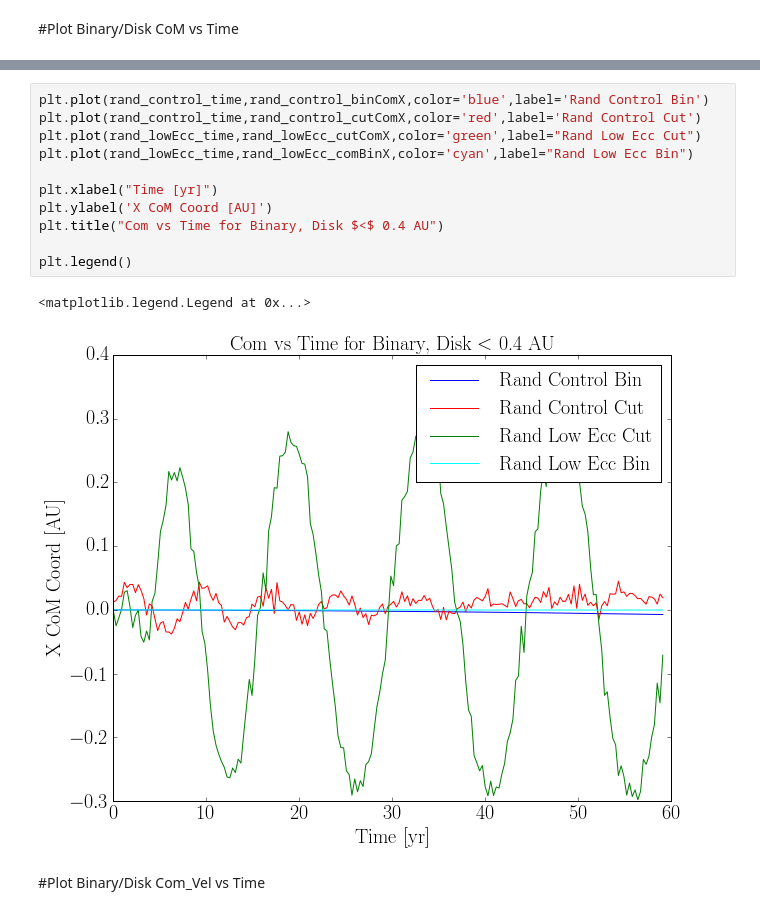
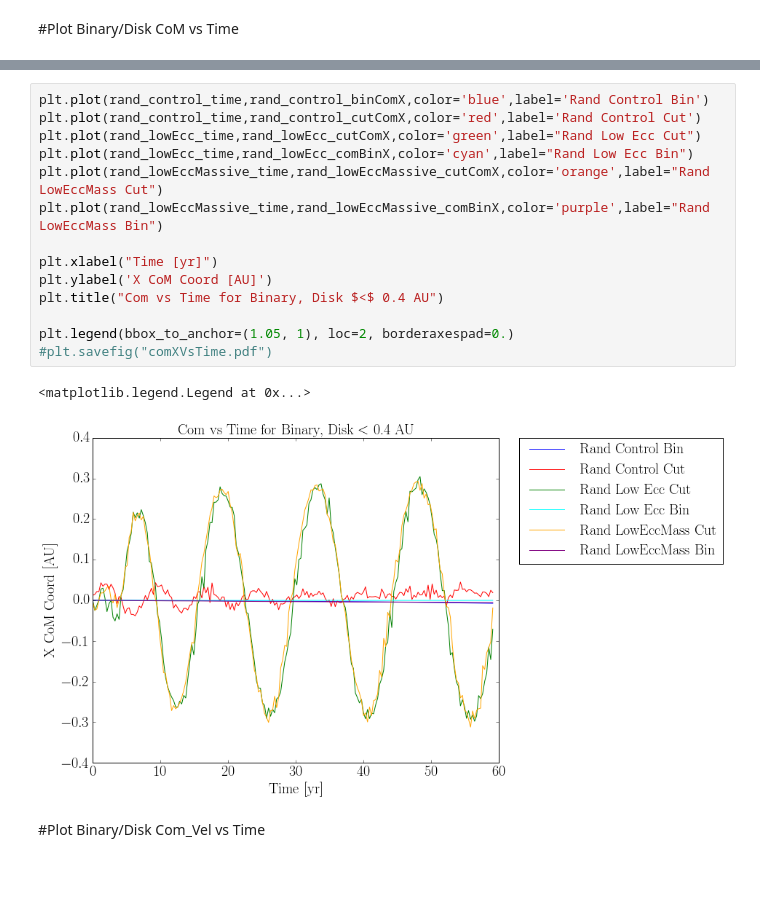
Before and after one commit to dflemin3/CBNotebooks, a Jupyter notebook: comDiskAveragePlots.ipynb, the cells around one changed output, grey strips where cells are left out. Drawn from its saved outputs; the diff is of its cells as text; blank space fills up the shorter version.

Commit message:
improved devBin plots

```diff
--- a/comDiskAveragePlots.ipynb
+++ b/comDiskAveragePlots.ipynb
@@ -349,17 +589,20 @@ rand_lowEcc_comBinX = [  9.21067156e-11,   9.52307257e-06,   1.94862049e-05,
 # %%
 plt.plot(rand_control_time,rand_control_binComX,color='blue',label='Rand Control Bin')
 plt.plot(rand_control_time,rand_control_cutComX,color='red',label='Rand Control Cut')
 plt.plot(rand_lowEcc_time,rand_lowEcc_cutComX,color='green',label="Rand Low Ecc Cut")
 plt.plot(rand_lowEcc_time,rand_lowEcc_comBinX,color='cyan',label="Rand Low Ecc Bin")
+plt.plot(rand_lowEccMassive_time,rand_lowEccMassive_cutComX,color='orange',label="Rand LowEccMass Cut")
+plt.plot(rand_lowEccMassive_time,rand_lowEccMassive_comBinX,color='purple',label="Rand LowEccMass Bin")
 
 plt.xlabel("Time [yr]")
 plt.ylabel('X CoM Coord [AU]')
 plt.title("Com vs Time for Binary, Disk $<$ 0.4 AU")
 
-plt.legend()
+plt.legend(bbox_to_anchor=(1.05, 1), loc=2, borderaxespad=0.)
+#plt.savefig("comXVsTime.pdf")
 # %% [output]
 <matplotlib.legend.Legend at 0x...>
-[figure, old version]
+[figure, new version]
 # %% [markdown]
 #Plot Binary/Disk Com_Vel vs Time
 # %%
```
Also changed, not shown: parts of 6 cells of this notebook.
